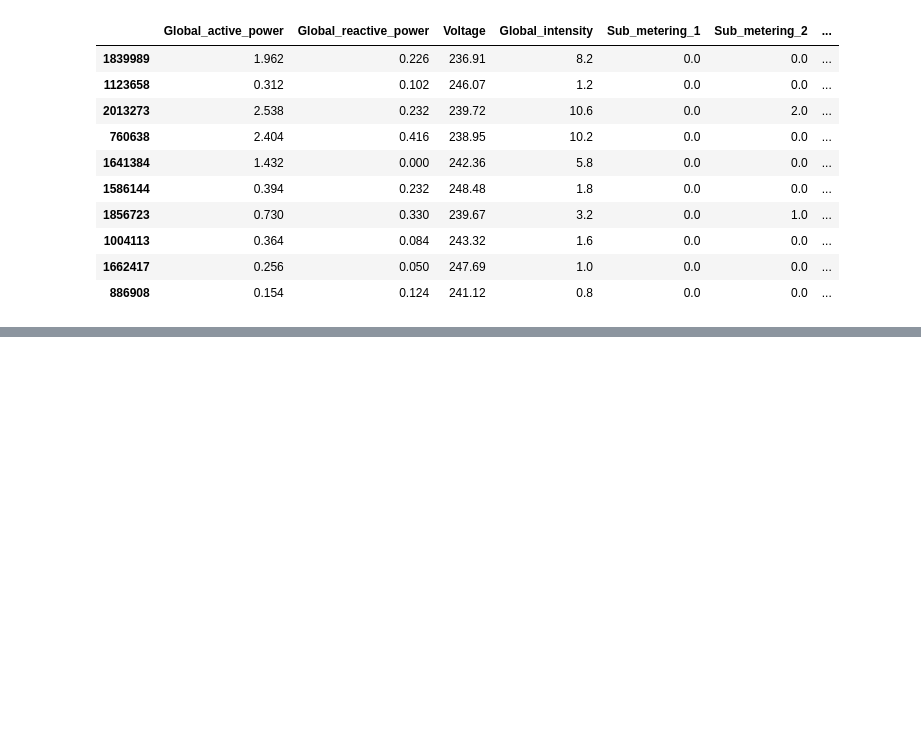
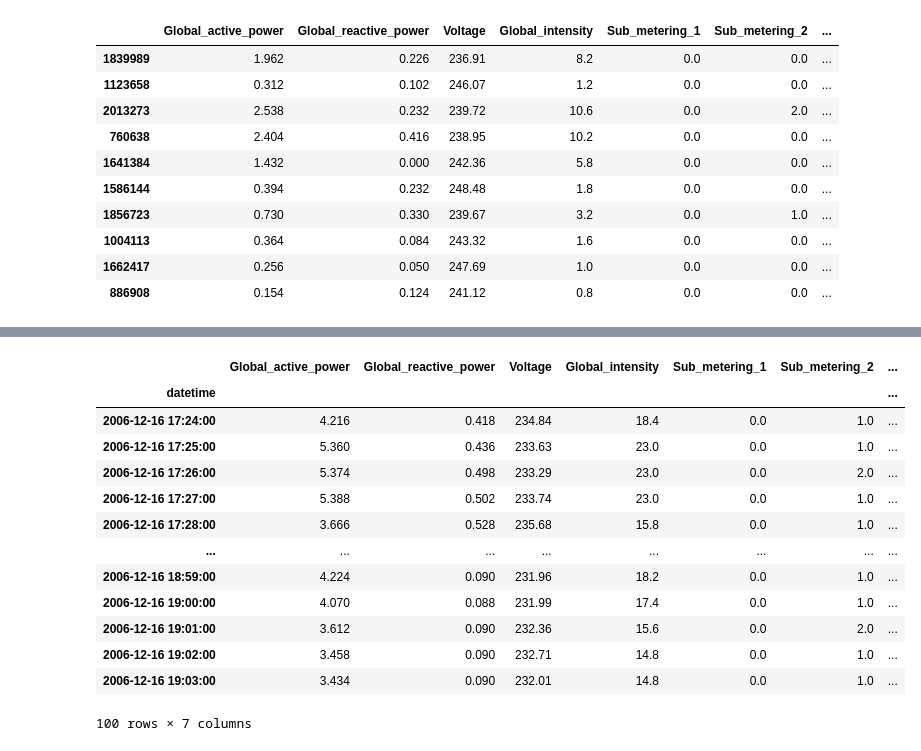
Before and after one commit to NarendarB0152/SmartWattAIProject2, a Jupyter notebook: HouseHold_Energy_Consumption.ipynb, the cells around one changed output, grey strips where cells are left out. Saved outputs shown, nothing was run; the diff lists cells and outputs as text; code cells hidden in the pictures; blank space fills up the shorter version.

```diff
--- a/HouseHold_Energy_Consumption.ipynb
+++ b/HouseHold_Energy_Consumption.ipynb
@@ -61,0 +106,17 @@ df.sample(10)
+# %%
+df.head(100)
+# %% [output]
+|  | Global_active_power | Global_reactive_power | Voltage | Global_intensity | Sub_metering_1 | Sub_metering_2 | ... |
+| datetime |  |  |  |  |  |  | ... |
+| 2006-12-16 17:24:00 | 4.216 | 0.418 | 234.84 | 18.4 | 0.0 | 1.0 | ... |
+| 2006-12-16 17:25:00 | 5.360 | 0.436 | 233.63 | 23.0 | 0.0 | 1.0 | ... |
+| 2006-12-16 17:26:00 | 5.374 | 0.498 | 233.29 | 23.0 | 0.0 | 2.0 | ... |
+| 2006-12-16 17:27:00 | 5.388 | 0.502 | 233.74 | 23.0 | 0.0 | 1.0 | ... |
+| 2006-12-16 17:28:00 | 3.666 | 0.528 | 235.68 | 15.8 | 0.0 | 1.0 | ... |
+| ... | ... | ... | ... | ... | ... | ... | ... |
+| 2006-12-16 18:59:00 | 4.224 | 0.090 | 231.96 | 18.2 | 0.0 | 1.0 | ... |
+| 2006-12-16 19:00:00 | 4.070 | 0.088 | 231.99 | 17.4 | 0.0 | 1.0 | ... |
+| 2006-12-16 19:01:00 | 3.612 | 0.090 | 232.36 | 15.6 | 0.0 | 2.0 | ... |
+| 2006-12-16 19:02:00 | 3.458 | 0.090 | 232.71 | 14.8 | 0.0 | 1.0 | ... |
+| 2006-12-16 19:03:00 | 3.434 | 0.090 | 232.01 | 14.8 | 0.0 | 1.0 | ... |
+100 rows × 7 columns
```
Also changed, not shown: parts of 10 cells of this notebook.
